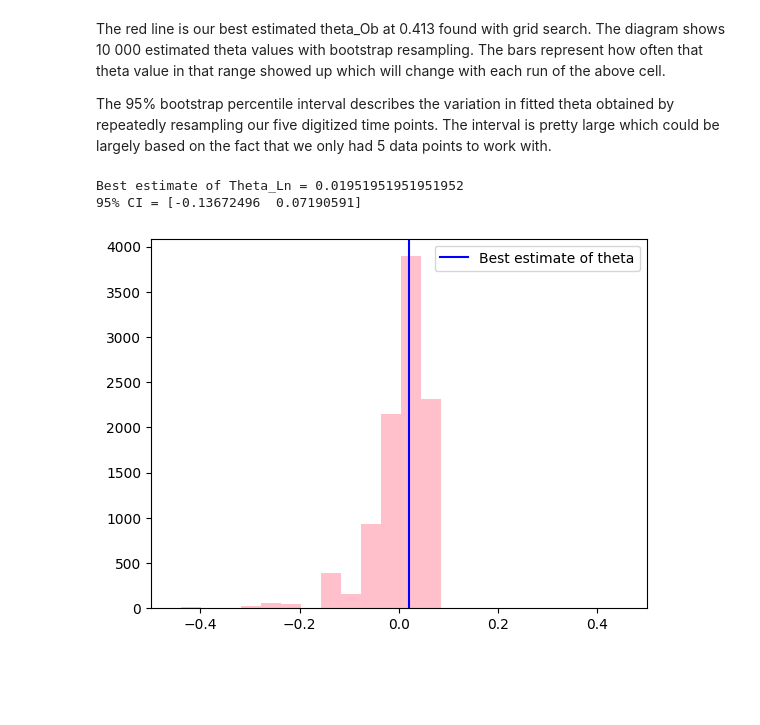
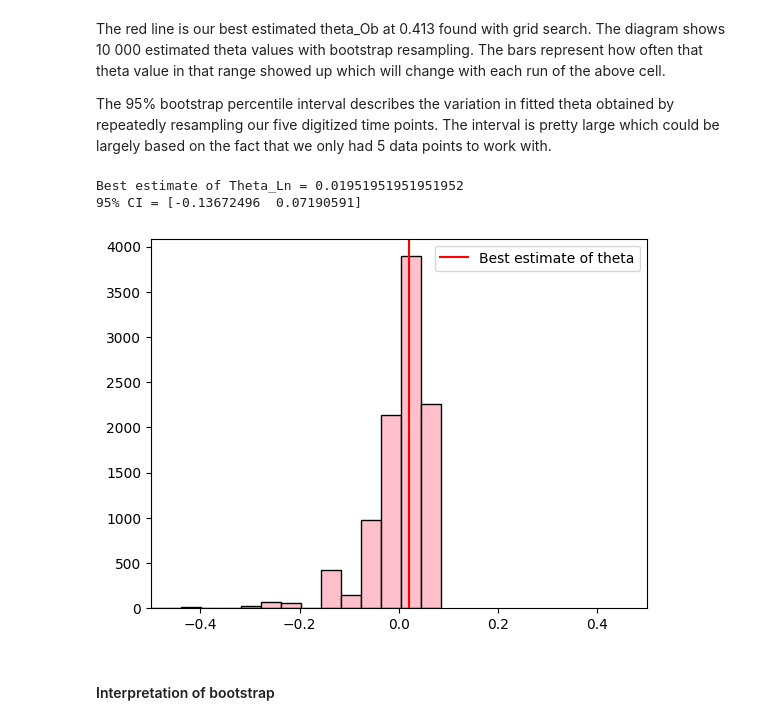
Before and after one commit to tovagabrielsson-arch/cb2330-project, a Jupyter notebook: ob_ln_microbiota.ipynb, the cells around one changed output. Cells and saved outputs as stored; diff of their text form; code cells hidden in the pictures; blank space fills up the shorter version.

```diff
--- a/ob_ln_microbiota.ipynb
+++ b/ob_ln_microbiota.ipynb
@@ -316,23 +316,25 @@ The 95% bootstrap percentile interval describes the variation in fitted theta ob
 # %%
 # A loop repeating bootstrap 10 000 times. Choosing random indexes in our range (0 to 5), with replacement.
 theta_boot = []
 for i in range(10000):
     idx = np.random.choice(len(days_report), size=len(days_report),replace=True)
     x = days_report[idx]
     y = lean_report[idx]
 
     theta = np.sum(x * y) / np.sum(x**2)
     theta_boot.append(theta) #This is the least-squares estimate of theta with the bootstrap sample
 
 print("Best estimate of Theta_Ln =", best_theta_ln)
 print("95% CI =", np.percentile(theta_boot, [2.5, 97.5]))
 
-plt.hist(theta_boot, color = 'pink', bins=30)
-plt.axvline(best_theta_ln, color='blue', label='Best estimate of theta')
+plt.hist(theta_boot, color = 'pink', bins=30, edgecolor = 'black')
+plt.axvline(best_theta_ln, color='red', label='Best estimate of theta')
 plt.xlim(-0.5, 0.5)
 plt.legend()
 plt.show()
 # %% [output]
 Best estimate of Theta_Ln = 0.01951951951951952
 95% CI = [-0.13672496  0.07190591]
-[figure, old version]
+[figure, new version]
+# %% [markdown]
+#### Interpretation of bootstrap
```
Also changed, not shown: parts of 3 cells of this notebook.
